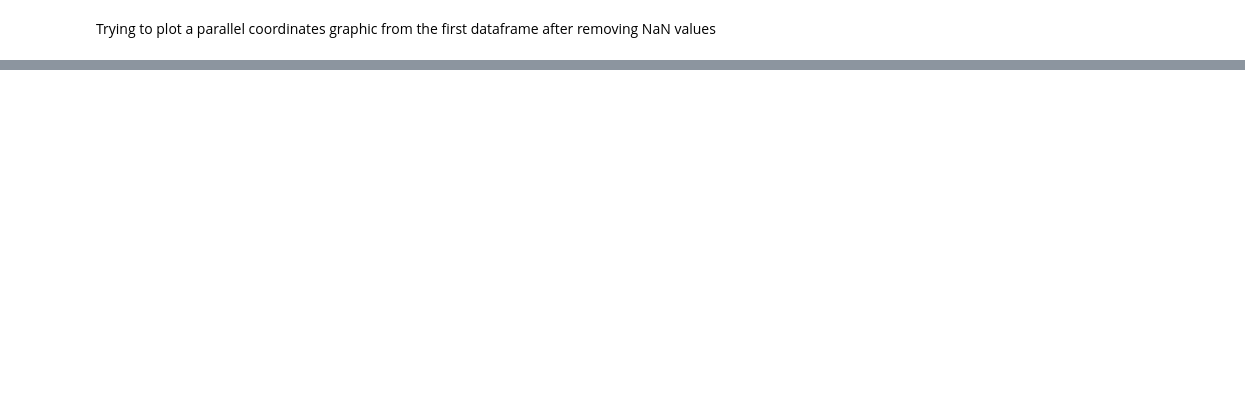
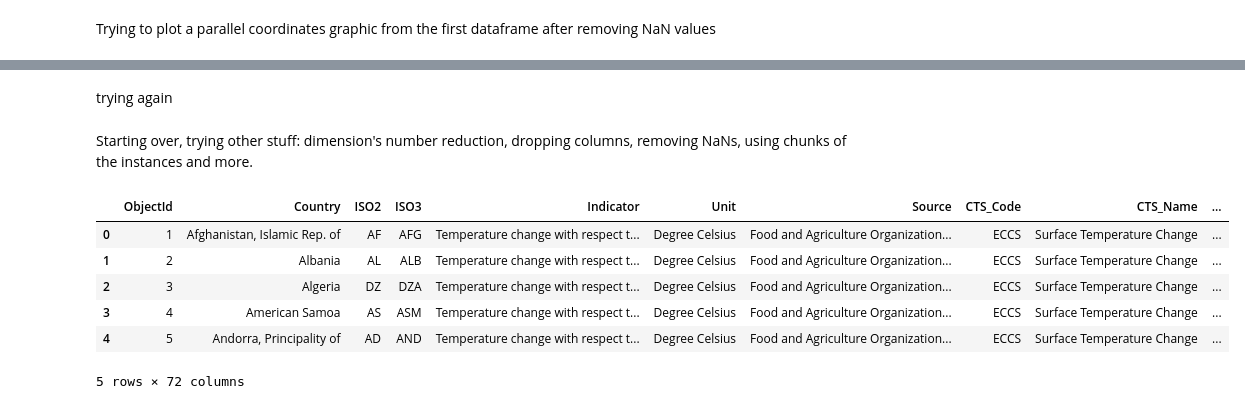
Before and after one commit to Gil-Mendes-Carelli/visualizacao-informacao, a Jupyter notebook: dataset_01_notebook.ipynb, the cells around one changed output, grey strips where cells are left out. Saved outputs shown, nothing was run; the diff lists cells and outputs as text; code cells hidden in the pictures; blank space fills up the shorter version.

```diff
--- a/dataset_01_notebook.ipynb
+++ b/dataset_01_notebook.ipynb
@@ -94,0 +167,2 @@ plt.show()
+# %% [markdown]
+trying again
@@ -94,0 +189,2 @@ plt.show()
+# %% [markdown]
+Starting over, trying other stuff: dimension's number reduction, dropping columns, removing NaNs, using chunks of the instances and more.
@@ -94,0 +193,10 @@ plt.show()
+# %%
+df_dataset_01.head()
+# %% [output]
+|  | ObjectId | Country | ISO2 | ISO3 | Indicator | Unit | Source | CTS_Code | CTS_Name | ... |
+| 0 | 1 | Afghanistan, Islamic Rep. of | AF | AFG | Temperature change with respect t... | Degree Celsius | Food and Agriculture Organization... | ECCS | Surface Temperature Change | ... |
+| 1 | 2 | Albania | AL | ALB | Temperature change with respect t... | Degree Celsius | Food and Agriculture Organization... | ECCS | Surface Temperature Change | ... |
+| 2 | 3 | Algeria | DZ | DZA | Temperature change with respect t... | Degree Celsius | Food and Agriculture Organization... | ECCS | Surface Temperature Change | ... |
+| 3 | 4 | American Samoa | AS | ASM | Temperature change with respect t... | Degree Celsius | Food and Agriculture Organization... | ECCS | Surface Temperature Change | ... |
+| 4 | 5 | Andorra, Principality of | AD | AND | Temperature change with respect t... | Degree Celsius | Food and Agriculture Organization... | ECCS | Surface Temperature Change | ... |
+5 rows × 72 columns
```
Also changed, not shown: parts of 33 cells of this notebook, 52 other files.
